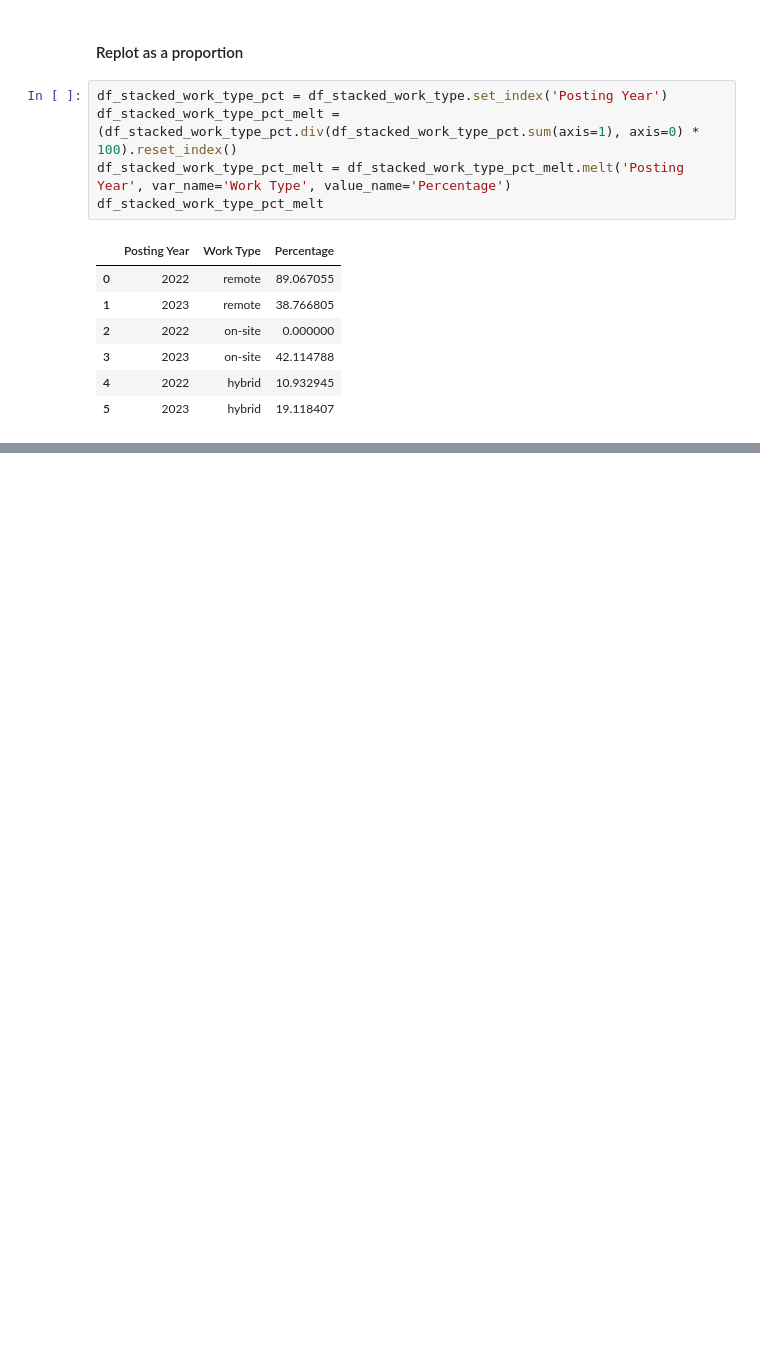
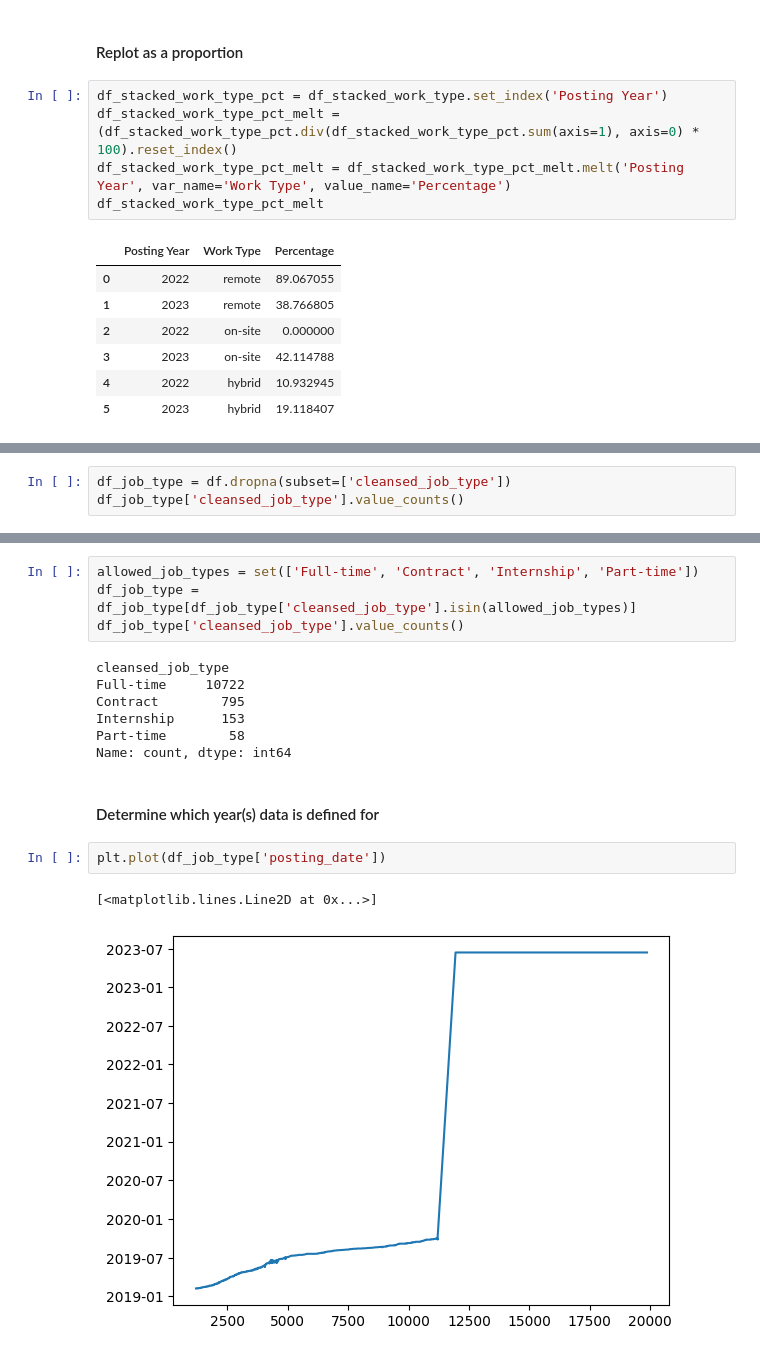
Before and after one commit to devinsuy/DataScience-Jobs-Viz, a Jupyter notebook: notebooks/python/Data Science Jobs Data/EDA_Time_Series.ipynb, the cells around one changed output, grey strips where cells are left out. Saved outputs shown, nothing was run; the diff lists cells and outputs as text; blank space fills up the shorter version.

Commit message:
Add plots for job type over time

```diff
--- a/notebooks/python/Data Science Jobs Data/EDA_Time_Series.ipynb
+++ b/notebooks/python/Data Science Jobs Data/EDA_Time_Series.ipynb
@@ -515,0 +523,3 @@ combined_stacked_work_type_fig
+# %%
+df_job_type = df.dropna(subset=['cleansed_job_type'])
+df_job_type['cleansed_job_type'].value_counts()
@@ -515,0 +539,18 @@ combined_stacked_work_type_fig
+# %%
+allowed_job_types = set(['Full-time', 'Contract', 'Internship', 'Part-time'])
+df_job_type = df_job_type[df_job_type['cleansed_job_type'].isin(allowed_job_types)]
+df_job_type['cleansed_job_type'].value_counts()
+# %% [output]
+cleansed_job_type
+Full-time     10722
+Contract        795
+Internship      153
+Part-time        58
+Name: count, dtype: int64
+# %% [markdown]
+#### Determine which year(s) data is defined for
+# %%
+plt.plot(df_job_type['posting_date'])
+# %% [output]
+[<matplotlib.lines.Line2D at 0x...>]
+[figure, added]
```
Also changed, not shown: parts of 23 cells of this notebook, 1 other file.
